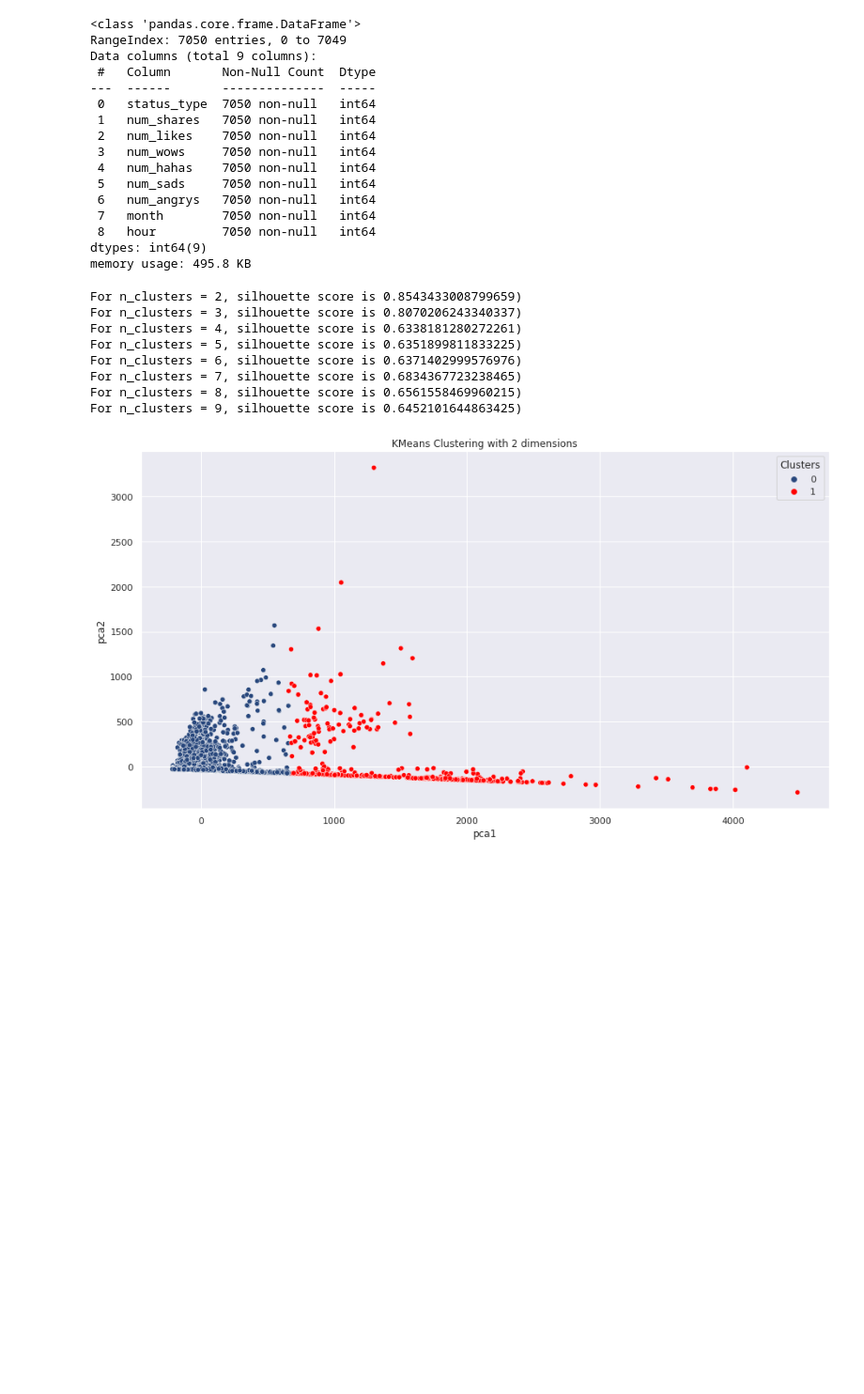
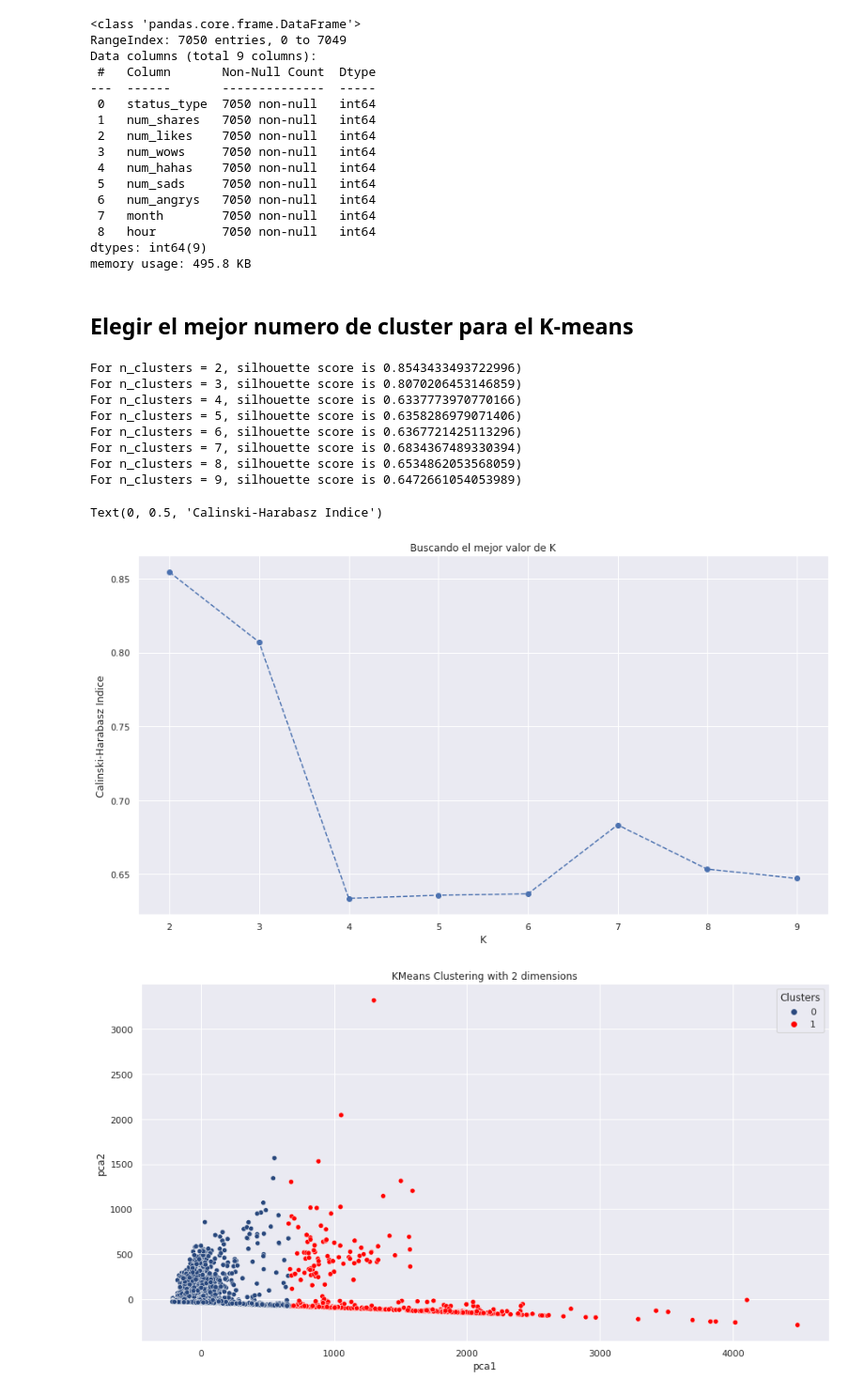
Before and after one commit to JMML2021/Sprint-8.-Algoritmes-d-aprenentatge-NO-supervisat-Agrupaci-, a Jupyter notebook: Sprint_8_Algoritmes_d’aprenentatge_NO_supervisat_Agrupació.ipynb, the cells around one changed output. Shown at 94% size. Cells and saved outputs as stored; diff of their text form; code cells hidden in the pictures; blank space fills up the shorter version.

```diff
--- a/Sprint_8_Algoritmes_d’aprenentatge_NO_supervisat_Agrupació.ipynb
+++ b/Sprint_8_Algoritmes_d’aprenentatge_NO_supervisat_Agrupació.ipynb
@@ -311,29 +311,42 @@ Data columns (total 9 columns):
  8   hour         7050 non-null   int64
 dtypes: int64(9)
 memory usage: 495.8 KB
+# %% [markdown]
+## Elegir el mejor numero de cluster para el K-means
 # %%
 # choosing the best number of clusters using the silhouette score
 from sklearn import metrics
-
+Knumber=[]
+CHnumber=[]
 
 range_n_clusters = list(range(2,10))
 
 for n_clusters in range_n_clusters:
+    Knumber.append(n_clusters)
     clusterer = KMeans(n_clusters=n_clusters)
     preds = clusterer.fit_predict(df1)
     centers = clusterer.cluster_centers_
 
     score = metrics.silhouette_score(df1, preds)
+    CHnumber.append(score)
     print("For n_clusters = {}, silhouette score is {})".format(n_clusters, score))
 # %% [output]
-For n_clusters = 2, silhouette score is 0.8543433008799659)
-For n_clusters = 3, silhouette score is 0.8070206243340337)
-For n_clusters = 4, silhouette score is 0.6338181280272261)
-For n_clusters = 5, silhouette score is 0.6351899811833225)
-For n_clusters = 6, silhouette score is 0.6371402999576976)
-For n_clusters = 7, silhouette score is 0.6834367723238465)
-For n_clusters = 8, silhouette score is 0.6561558469960215)
-For n_clusters = 9, silhouette score is 0.6452101644863425)
+For n_clusters = 2, silhouette score is 0.8543433493722996)
+For n_clusters = 3, silhouette score is 0.8070206453146859)
+For n_clusters = 4, silhouette score is 0.6337773970770166)
+For n_clusters = 5, silhouette score is 0.6358286979071406)
+For n_clusters = 6, silhouette score is 0.6367721425113296)
+For n_clusters = 7, silhouette score is 0.6834367489330394)
+For n_clusters = 8, silhouette score is 0.6534862053568059)
+For n_clusters = 9, silhouette score is 0.6472661054053989)
+# %%
+plt.plot(Knumber,CHnumber,marker='o',ls='--')
+plt.title('Buscando el mejor valor de K')
+plt.xlabel('K')
+plt.ylabel('Calinski-Harabasz Indice')
+# %% [output]
+Text(0, 0.5, 'Calinski-Harabasz Indice')
+[figure, added]
 # %%
 # k-means clustering
 from sklearn.cluster import KMeans
```
Also changed, not shown: parts of 4 cells of this notebook.
